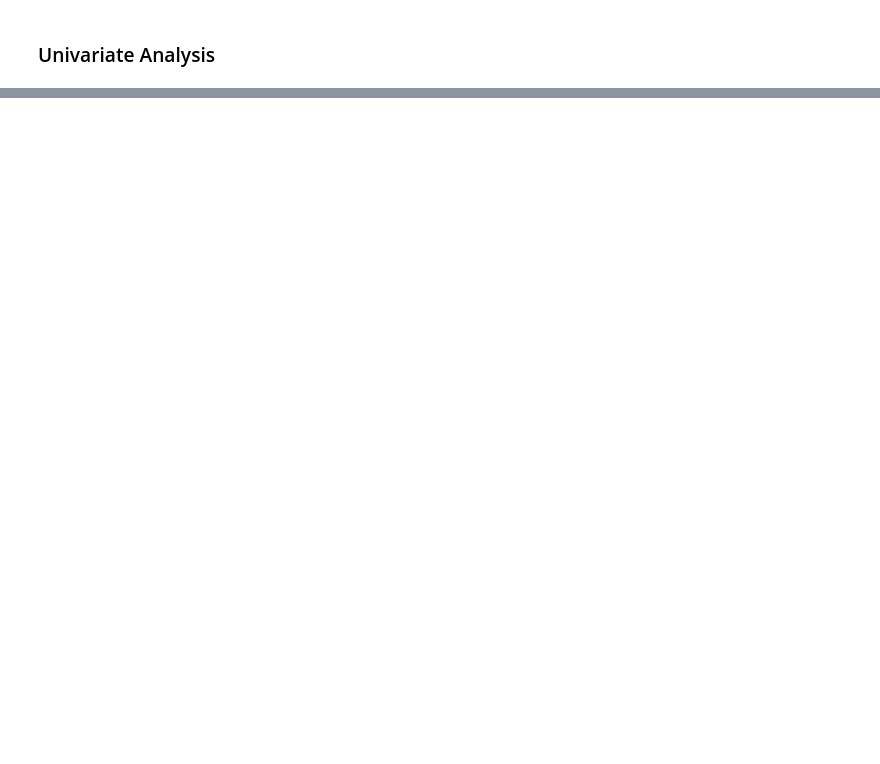
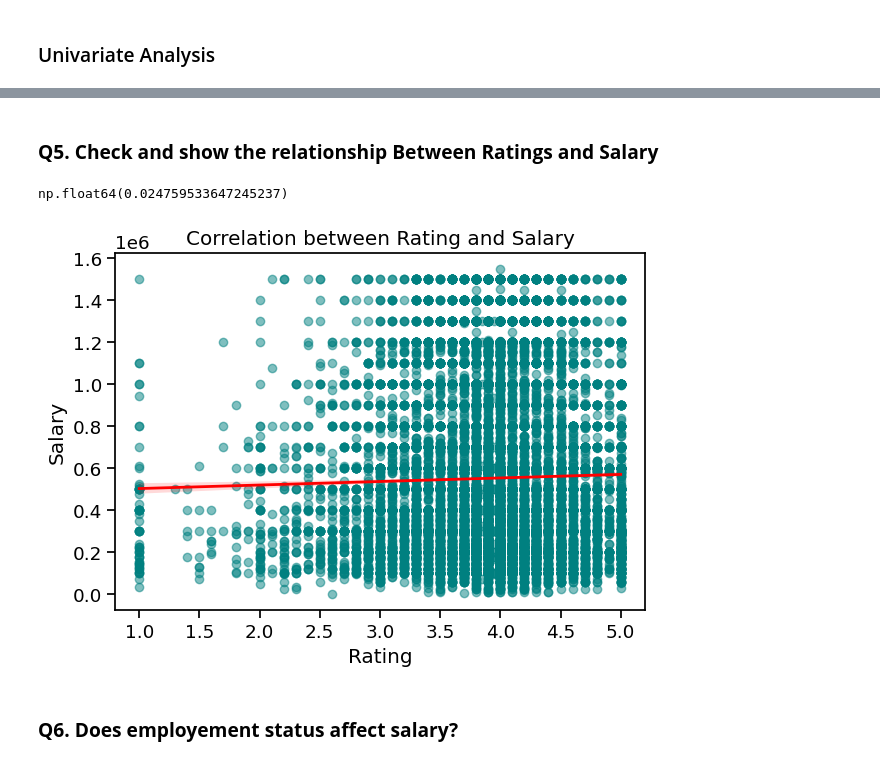
Before and after one commit to sankajithdjinasena/DataAnalysisProjects, a Jupyter notebook: Salary_analysis/salary_analysis.ipynb, the cells around one changed output, grey strips where cells are left out. Saved outputs shown, nothing was run; the diff lists cells and outputs as text; code cells hidden in the pictures; blank space fills up the shorter version.

```diff
--- a/Salary_analysis/salary_analysis.ipynb
+++ b/Salary_analysis/salary_analysis.ipynb
@@ -160,0 +337,17 @@ plt.show()
+# %% [markdown]
+### **Q5. Check and show the relationship Between Ratings and Salary**
+# %%
+df["Rating"].corr(df["Salary"])
+# %% [output]
+np.float64(0.024759533647245237)
+# %%
+sns.regplot(x="Rating", y="Salary", data=df, scatter_kws={"alpha": 0.5, "color":"teal"}, line_kws={"color":"red", "linewidth":2})
+plt.title("Correlation between Rating and Salary")
+plt.xlabel("Rating")
+plt.ylabel("Salary")
+plt.tight_layout()
+plt.show()
+# %% [output]
+[figure, added]
+# %% [markdown]
+### **Q6. Does employement status affect salary?**
```
Also changed, not shown: parts of 33 cells of this notebook.
